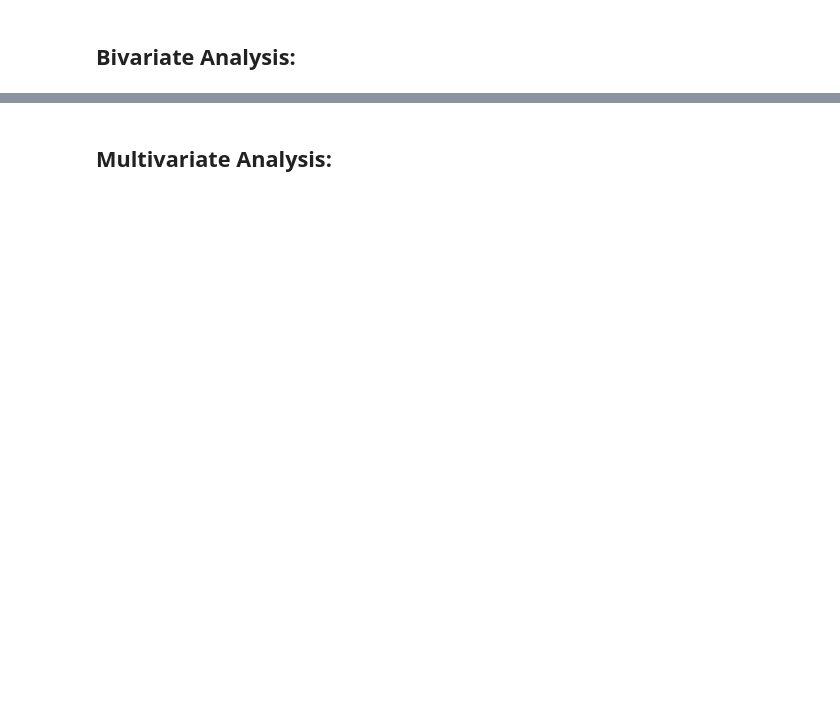
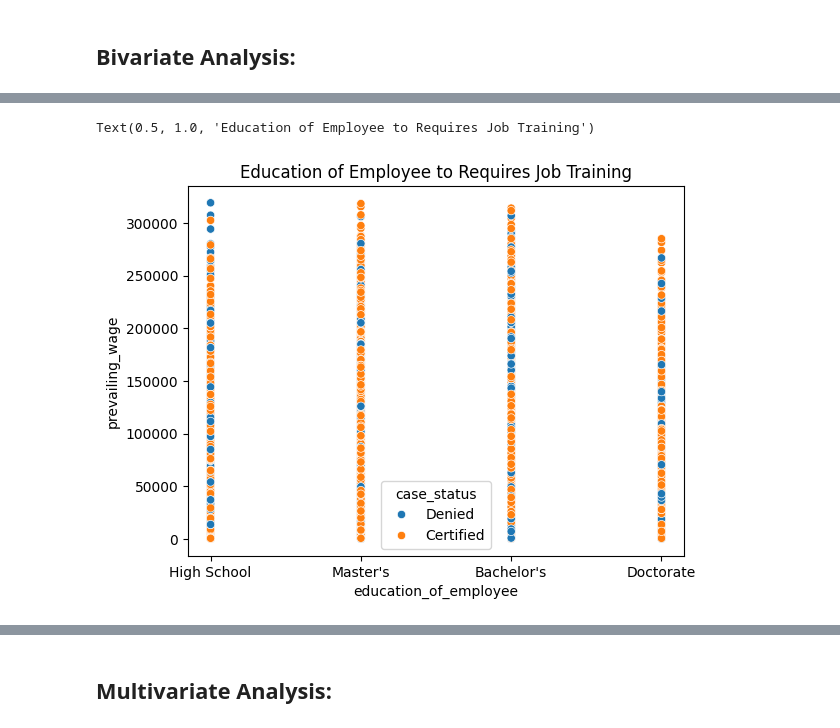
Before and after one commit to 1sallyb/FinalProject, a Jupyter notebook: Notebook/EDA.ipynb, the cells around one changed output, grey strips where cells are left out. Cells and saved outputs as stored; diff of their text form; code cells hidden in the pictures; blank space fills up the shorter version.

```diff
--- a/Notebook/EDA.ipynb
+++ b/Notebook/EDA.ipynb
@@ -158,0 +268,6 @@ Also, newer establishments are more frequent, but there are many documented esta
+# %%
+ax = sns.scatterplot(data =df, x = 'education_of_employee', y = 'prevailing_wage', hue = 'case_status')
+ax.set_title('Education of Employee to Requires Job Training')
+# %% [output]
+Text(0.5, 1.0, 'Education of Employee to Requires Job Training')
+[figure, added]
```
Also changed, not shown: parts of 43 cells of this notebook.
